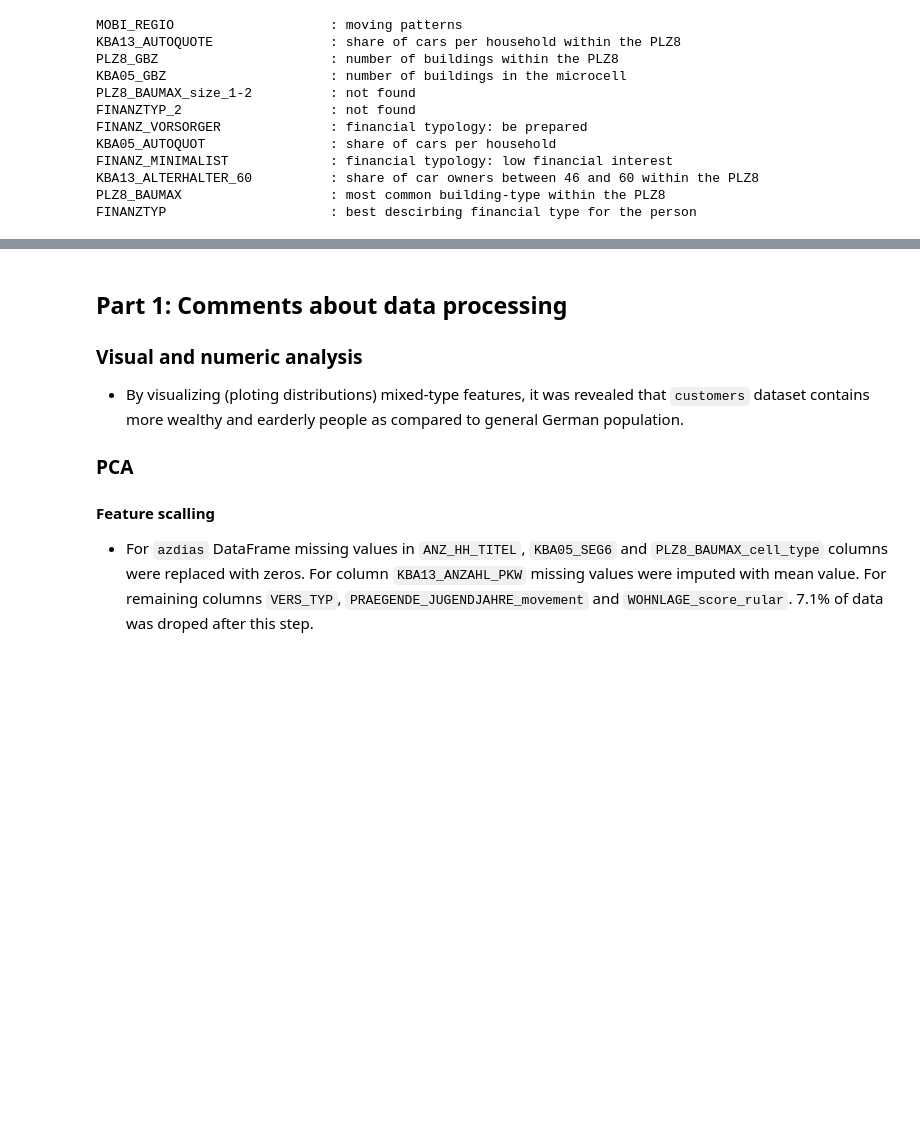
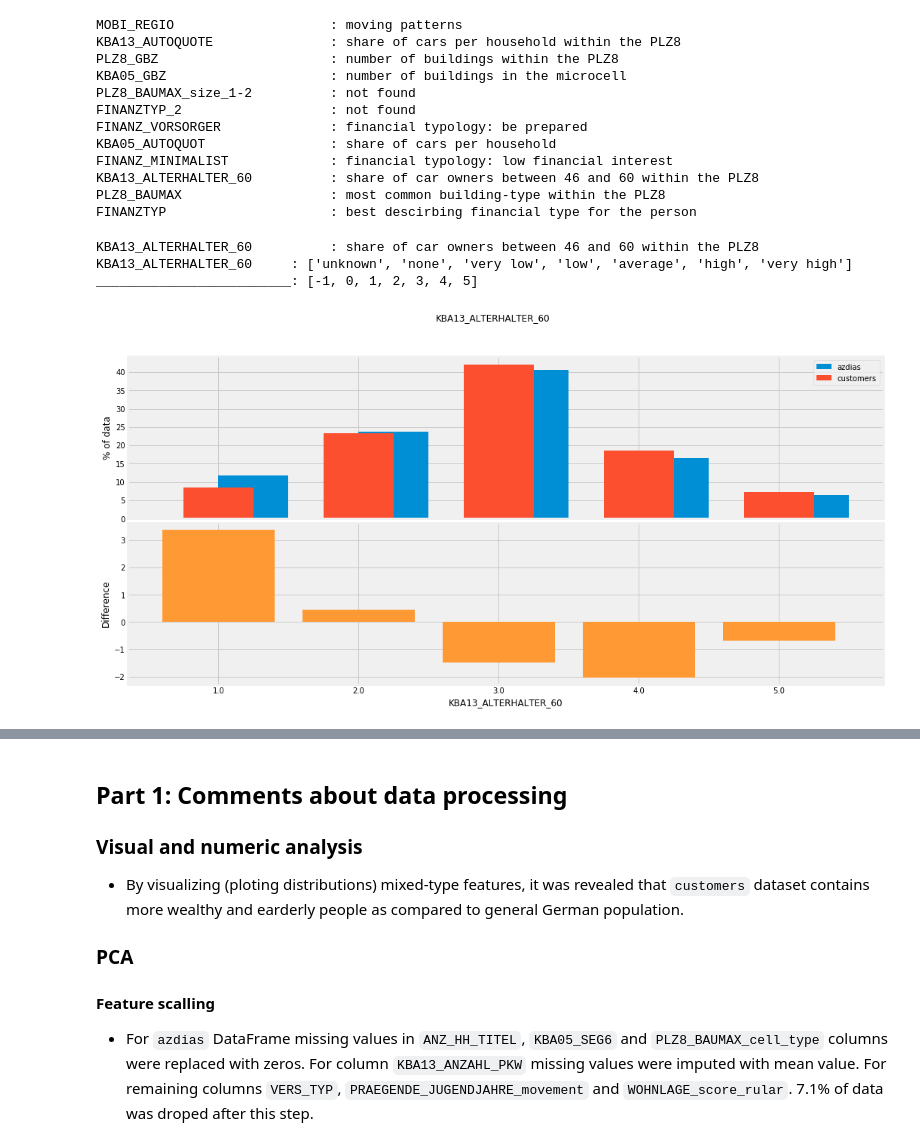
Before and after one commit to TK-Problem/nano_degree_DS, a Jupyter notebook: Capstone_project/Arvato_Project_Part_1.ipynb, the cells around one changed output, grey strips where cells are left out. Cells and saved outputs as stored; diff of their text form; code cells hidden in the pictures; blank space fills up the shorter version.

```diff
--- a/Capstone_project/Arvato_Project_Part_1.ipynb
+++ b/Capstone_project/Arvato_Project_Part_1.ipynb
@@ -3138,3 +3142,13 @@ FINANZ_MINIMALIST             : financial typology: low financial interest
 KBA13_ALTERHALTER_60          : share of car owners between 46 and 60 within the PLZ8
 PLZ8_BAUMAX                   : most common building-type within the PLZ8
 FINANZTYP                     : best descirbing financial type for the person
+# %%
+attribute_name = "KBA13_ALTERHALTER_60"
+get_description(df_attr_p, attribute_name)
+plot_attribute(azdias_7, customers_7, attribute_name)
+get_meanings(df_attr_p, attribute_name)
+# %% [output]
+KBA13_ALTERHALTER_60          : share of car owners between 46 and 60 within the PLZ8
+KBA13_ALTERHALTER_60     : ['unknown', 'none', 'very low', 'low', 'average', 'high', 'very high']
+_________________________: [-1, 0, 1, 2, 3, 4, 5]
+[figure, added]
```
Also changed, not shown: parts of 20 cells of this notebook.
